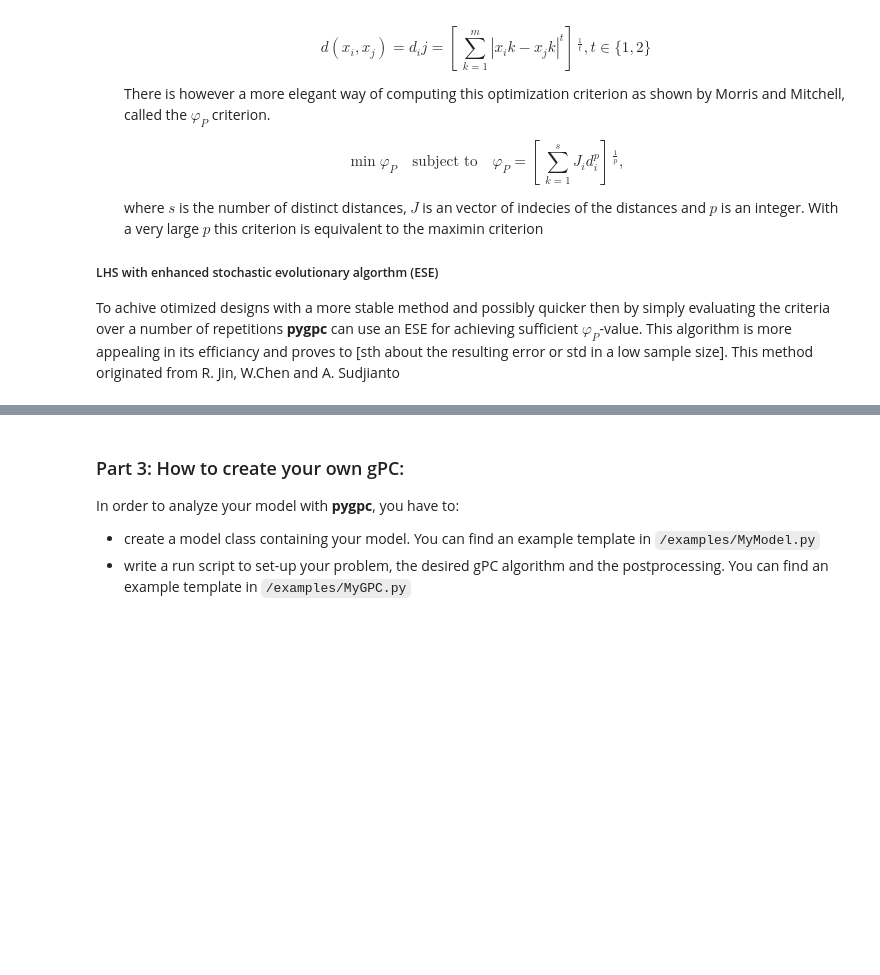
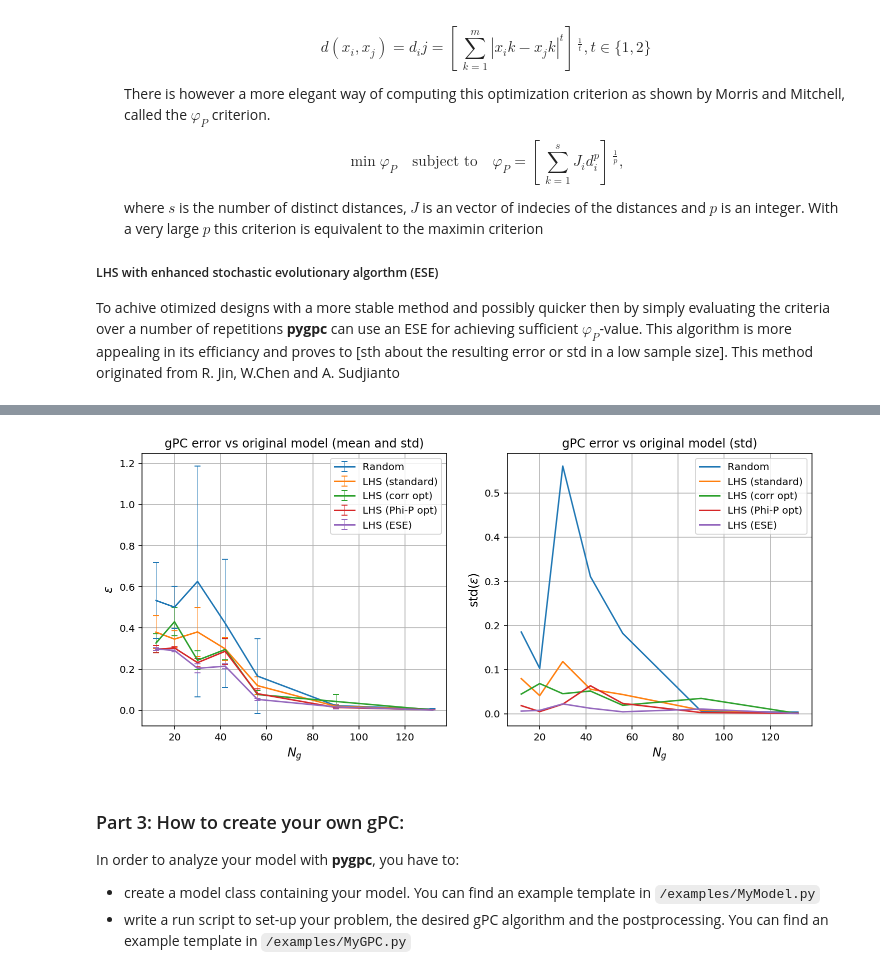
Before and after one commit to pygpc-polynomial-chaos/pygpc, a Jupyter notebook: tutorials/Tutorial_pygpc.ipynb, the cells around one changed output, grey strips where cells are left out. Drawn from its saved outputs; the diff is of its cells as text; code cells hidden in the pictures; blank space fills up the shorter version.

```diff
--- a/tutorials/Tutorial_pygpc.ipynb
+++ b/tutorials/Tutorial_pygpc.ipynb
@@ -926,3 +935,24 @@ TypeError: expected str, bytes or os.PathLike object, not NoneType
+# %%
+fig, ax = plt.subplots(1, 2, figsize=[12,5])
+
+for i in range(len(grids)):
+    ax[0].errorbar(n_grid, err_mean[i, :], err_std[i, :], capsize=3, elinewidth=.5)
+    ax[1].plot(n_grid, err_std[i, :])
+
+for a in ax:
+    a.legend(grid_legend)
+    a.set_xlabel("$N_g$", fontsize=12)
+    a.grid()
+
+ax[0].set_ylabel("$\epsilon$", fontsize=12)
+ax[1].set_ylabel("std($\epsilon$)", fontsize=12)
+
+ax[0].set_title("gPC error vs original model (mean and std)")
+ax[1].set_title("gPC error vs original model (std)")
+
+plt.show()
+# %% [output]
+[figure, added]
 # %% [markdown]
 ### Part 3: How to create your own gPC:
 In order to analyze your model with **pygpc**, you have to:
```
Also changed, not shown: parts of 7 cells of this notebook, 13 other files.
